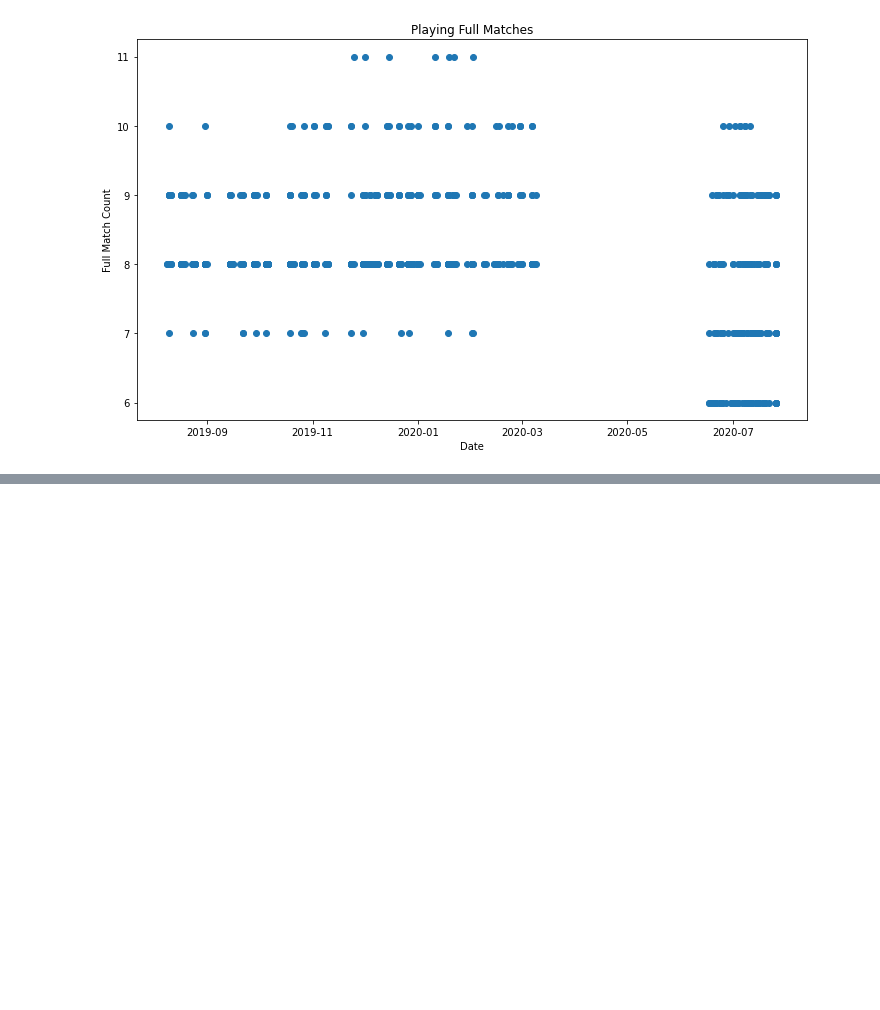
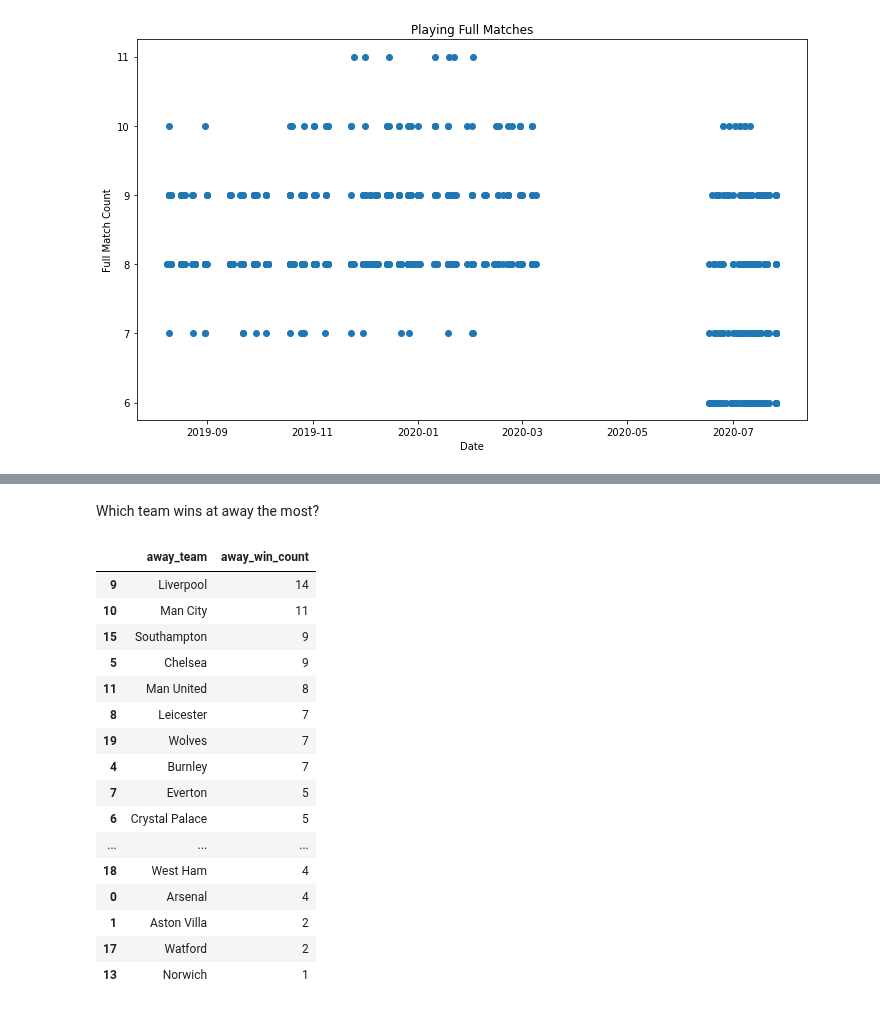
Before and after one commit to CharlesPeterMcCarthy/english-premier-league-2019-2020-statistical-analysis, a Jupyter notebook: epl-2019-2020.ipynb, the cells around one changed output, grey strips where cells are left out. Saved outputs shown, nothing was run; the diff lists cells and outputs as text; code cells hidden in the pictures; blank space fills up the shorter version.

```diff
--- a/epl-2019-2020.ipynb
+++ b/epl-2019-2020.ipynb
@@ -1262,0 +1341,24 @@ plt.show();
+# %% [markdown]
+Which team wins at away the most?
+# %%
+sorted_away_win_matches = away_win_matches.groupby(['away_team']).size().reset_index(name='away_win_count').sort_values('away_win_count', ascending=False)
+
+sorted_away_win_matches
+# %% [output]
+|  | away_team | away_win_count |
+| 9 | Liverpool | 14 |
+| 10 | Man City | 11 |
+| 15 | Southampton | 9 |
+| 5 | Chelsea | 9 |
+| 11 | Man United | 8 |
+| 8 | Leicester | 7 |
+| 19 | Wolves | 7 |
+| 4 | Burnley | 7 |
+| 7 | Everton | 5 |
+| 6 | Crystal Palace | 5 |
+| ... | ... | ... |
+| 18 | West Ham | 4 |
+| 0 | Arsenal | 4 |
+| 1 | Aston Villa | 2 |
+| 17 | Watford | 2 |
+| 13 | Norwich | 1 |
```
Also changed, not shown: parts of 20 cells of this notebook.
